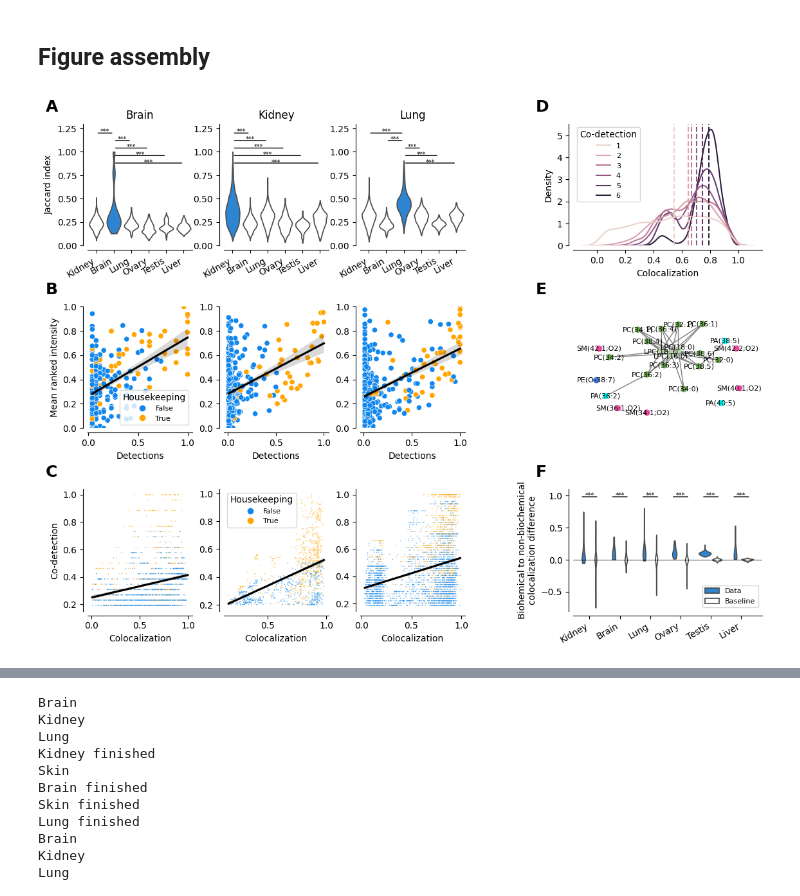
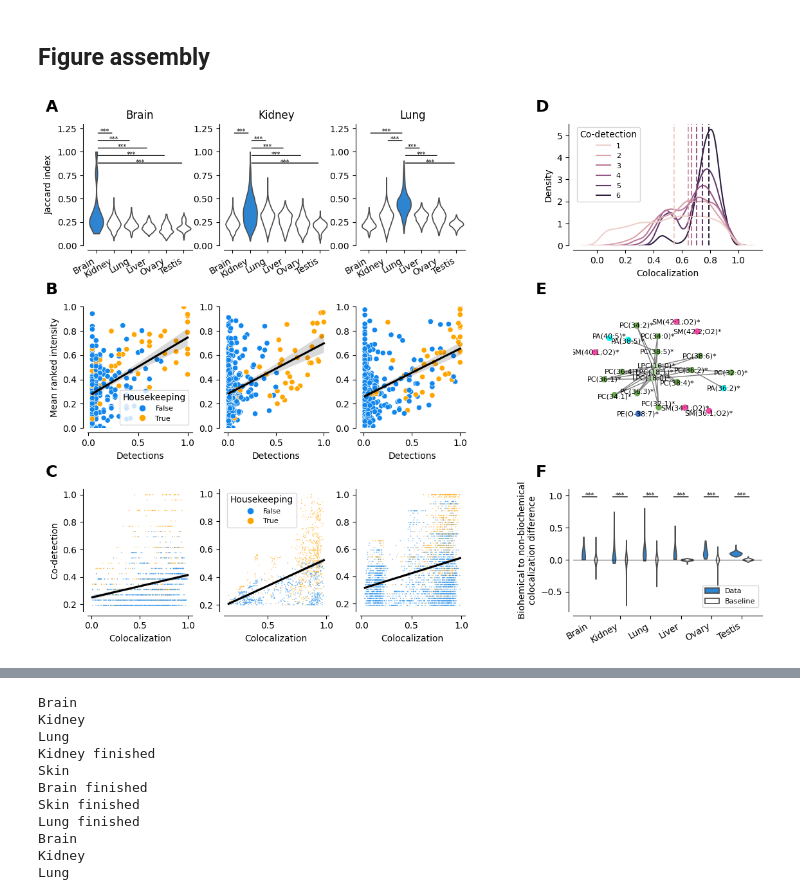
Before and after one commit to tdrose/metaspace_analysis, a Jupyter notebook: CaseStudy3_colocalization.ipynb, the cells around one changed output, grey strips where cells are left out. Drawn from its saved outputs; the diff is of its cells as text; code cells hidden in the pictures.

```diff
--- a/CaseStudy3_colocalization.ipynb
+++ b/CaseStudy3_colocalization.ipynb
@@ -485,10 +488,12 @@ def draw_intertissuenetwork(net, ax, k=.5):
                            node_color=[lipid_class_colors[v['sum_species'].index[0].split('(')[0]] for k, v in dict(ion_net.nodes(data=True)).items()],
                            ax=ax)
     labels = nx.draw_networkx_labels(ion_net, pos=pos, # nudge(pos, 0, -.08, random=False)
-                                     labels={k: v['sum_species'].index[0] for k, v in dict(ion_net.nodes(data=True)).items()},
+                                     labels={k: v['sum_species'].index[0]+'*' for k, v in dict(ion_net.nodes(data=True)).items()},
                                      font_size=SMALLSMALL_SIZE, ax=ax)
     adjust_node_label_positions(labels, ax, padding=0.0)
     ax.axis('off')
+
+    return pos
 # %% [markdown]
 ## Biochemistry
 # %%
@@ -565,7 +570,7 @@ lxpv_rand = pd.DataFrame({'tissue': tissue_l, 'pval': pval_l, 'bioch_coloc': edg
 
 lxpv_rand['diff'] = lxpv_rand['bioch_coloc'] - lxpv_rand['other_coloc']
 # %%
-def plot_biochemistry(ax, lxpv, lxpv_rand, ly=.98, ty=.97):
+def plot_biochemistry(ax, lxpv, lxpv_rand, ly=.98, ty=.97, order=None):
 
     lxpv['significant'] = lxpv["-log10(p)"]>-np.log10(0.05)
 
@@ -575,7 +580,10 @@ def plot_biochemistry(ax, lxpv, lxpv_rand, ly=.98, ty=.97):
     lxpv_combined = pd.concat([lxpv.drop(columns=['-log10(p)', 'significant']).reset_index(), lxpv_rand.reset_index()]).drop(columns=['index']).reset_index(drop=True)
 
     # sns.violinplot(data=lxpv_combined, x='type', y='diff', ax=ax2, palette={'Data': '#18974C', 'Baseline': '#734595'})
-    sns.violinplot(data=lxpv_combined, x='tissue', y='diff', hue='type', ax=ax, palette={'Data': '#1187ee', 'Baseline': 'white'}, cut=0, inner=None) # , linewidth=.5
+    if order is not None:
+        sns.violinplot(data=lxpv_combined, x='tissue', y='diff', hue='type', ax=ax, palette={'Data': '#1187ee', 'Baseline': 'white'}, cut=0, inner=None, order=order)
+    else:
+        sns.violinplot(data=lxpv_combined, x='tissue', y='diff', hue='type', ax=ax, palette={'Data': '#1187ee', 'Baseline': 'white'}, cut=0, inner=None) # , linewidth=.5
     ax.axline((0,0), (1,0), color='black', linestyle='-', linewidth=.6)
     # ax2.axline((0, pctl[0]), (1, pctl[0]), color='grey', linestyle='--', linewidth=.5)
     # ax2.axline((0, pctl[1]), (1, pctl[1]), color='grey', linestyle='--', linewidth=.5)
@@ -648,11 +656,13 @@ axs1 = sub12.subplots(3, 1)
 # Co-detection
 # ----------
 
+PLOT_ORDER = ['Brain', 'Kidney', 'Lung', 'Liver', 'Ovary', 'Epididymis']
+
 # Brain
 ax = axs0[0][0]
 organ='Brain'
 curr_dat = coid[coid['tissue1'] == organ]
-sns.violinplot(data=curr_dat, x='hue', y='jaccard', palette=coid_pal, inner=None, ax=ax, cut=0, hue='hue', legend=False)
+sns.violinplot(data=curr_dat, x='hue', y='jaccard', palette=coid_pal, inner=None, ax=ax, cut=0, hue='hue', legend=False, order=[f'{organ}|{x}' for x in PLOT_ORDER])
 sns.despine(offset=5, trim=False, ax=ax)
 coid_axislabels(ax, first=True, organ=organ)
 coid_test(coid, ax, organ)
@@ -663,7 +673,7 @@ ax.text(-0.4, 1.1, 'A', transform=ax.transAxes, size=BIGGER_SIZE, weight='bold')
 ax = axs0[0][1]
 organ='Kidney'
 curr_dat = coid[coid['tissue1'] == organ]
-sns.violinplot(data=curr_dat, x='hue', y='jaccard', palette=coid_pal, inner=None, ax=ax, cut=0, hue='hue', legend=False)
+sns.violinplot(data=curr_dat, x='hue', y='jaccard', palette=coid_pal, inner=None, ax=ax, cut=0, hue='hue', legend=False, order=[f'{organ}|{x}' for x in PLOT_ORDER])
 sns.despine(offset=5, trim=False, ax=ax)
 coid_axislabels(ax, first=False, organ=organ)
 coid_test(coid, ax, organ)
@@ -673,7 +683,7 @@ replace_epididymis_axl(ax)
 ax = axs0[0][2]
 organ='Lung'
 curr_dat = coid[coid['tissue1'] == organ]
-sns.violinplot(data=curr_dat, x='hue', y='jaccard', palette=coid_pal, inner=None, ax=ax, cut=0, hue='hue', legend=False)
+sns.violinplot(data=curr_dat, x='hue', y='jaccard', palette=coid_pal, inner=None, ax=ax, cut=0, hue='hue', legend=False, order=[f'{organ}|{x}' for x in PLOT_ORDER])
 sns.despine(offset=5, trim=False, ax=ax)
 coid_axislabels(ax, first=False, organ=organ)
 coid_test(coid, ax, organ)
@@ -755,7 +765,7 @@ ax.text(-0.2, 1.1, 'D', transform=ax.transAxes, size=BIGGER_SIZE, weight='bold')
 # Inter organ co-detection
 # ----------
 ax=axs1[1]
-draw_intertissuenetwork(ion_net, ax, k=.7)
+net_layout = draw_intertissuenetwork(ion_net, ax, k=.8)
 xlim = ax.get_xlim()
 ylim = ax.get_ylim()
 fac = .2
@@ -767,7 +777,7 @@ ax.text(-0.2, 1.1, 'E', transform=ax.transAxes, size=BIGGER_SIZE, weight='bold')
 # Biochemistry
 # ----------
 ax=axs1[2]
-plot_biochemistry(ax, lxpv, lxpv_rand)
+plot_biochemistry(ax, lxpv, lxpv_rand, order=PLOT_ORDER)
 ax.text(-0.2, 1.1, 'F', transform=ax.transAxes, size=BIGGER_SIZE, weight='bold')
 replace_epididymis_axl(ax)
 
@@ -780,32 +790,32 @@ replace_epididymis_axl(ax)
 # subfig2.subplots_adjust(left=0.0, right=1, wspace=.3, bottom=.2)
 #     #left=0.1, bottom=0.1, right=0.9, top=0.9, wspace=0.4, hspace=0.4
 # ax = axs2[0]
 # sc.pl.umap(brain_adata, color='leiden', show=False, gene_symbols=None, ax=ax, size=30)
 # ax.set_title('Brain lipid space')
 # ax.legend(title='Leiden\ncluster', loc='lower right') # , bbox_to_anchor=(1, 1)
 # ax.axis('off')
 
 # plot_enrichment(test[0][test[0]['q.value_median'] <= sig_threshold], 0, max_elem, ax=axs2[1], axisfont=SMALLSMALL_SIZE, textfont=XXSMALL_SIZE)
 # axs2[1].set_xlabel('Median enrichment score')
 # plot_enrichment(test[1][test[1]['q.value_median'] <= sig_threshold], 1, max_elem, ax=axs2[2], axisfont=SMALLSMALL_SIZE, textfont=XXSMALL_SIZE)
 # axs2[2].set_xlabel('Median enrichment score')
 # plot_enrichment(test[4][test[4]['q.value_median'] <= sig_threshold], 4, max_elem, ax=axs2[3], axisfont=SMALLSMALL_SIZE, textfont=XXSMALL_SIZE)
 # axs2[3].set_xlabel('Median enrichment score')
 
 
 
 # # ----------
 # # Brain cluster images
 # # ----------
 # #axs3 = subfig3.subplots(1)
 
 
 # selection = ['2022-07-19_19h29m24s', '2017-02-17_14h41m43s', '2016-09-21_16h06m56s']
 # cluster_assignment = brain_adata.obs.set_index('formula')['leiden']
 
 # display_cluster_ion_images(cluster_assignment, tissue_ads[tissue], adata_selection=selection, q=60, fig=subfig3, transpose=[False, False, True])
 
 
-plt.savefig('plots/figure4.pdf', bbox_inches='tight')
+plt.savefig('plots/casestudy3_1.pdf', bbox_inches='tight')
 # %% [output]
-[figure, old version]
+[figure, new version]
```
Also changed, not shown: parts of 11 cells of this notebook.
